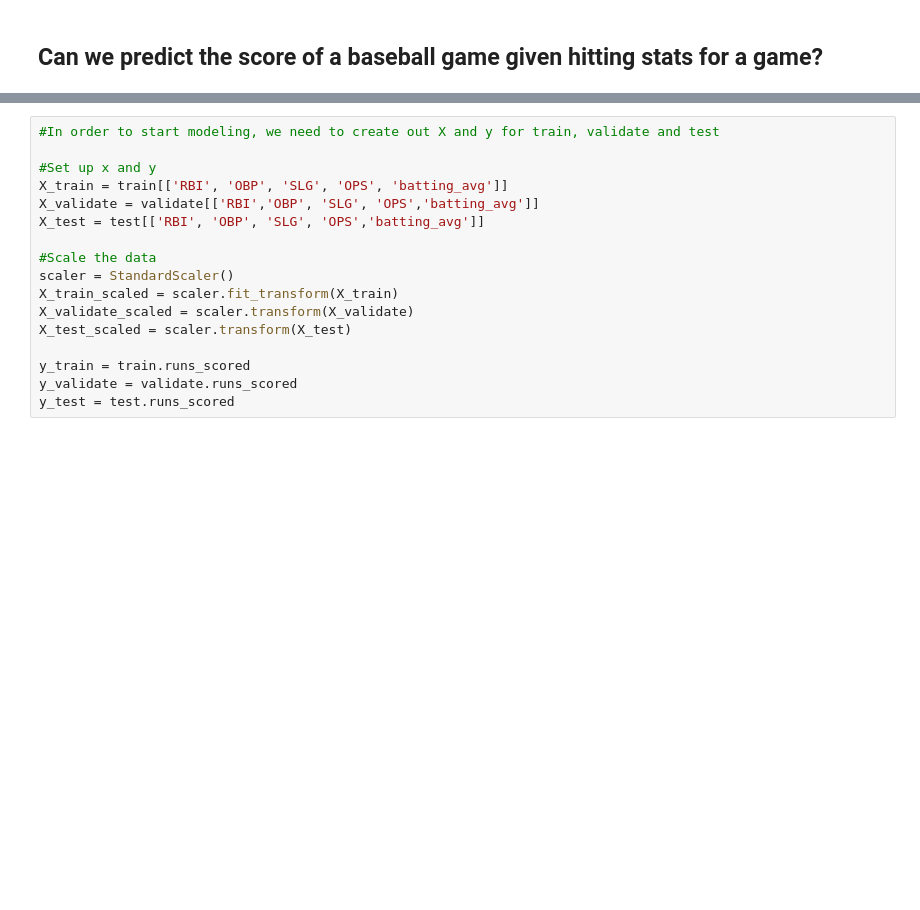
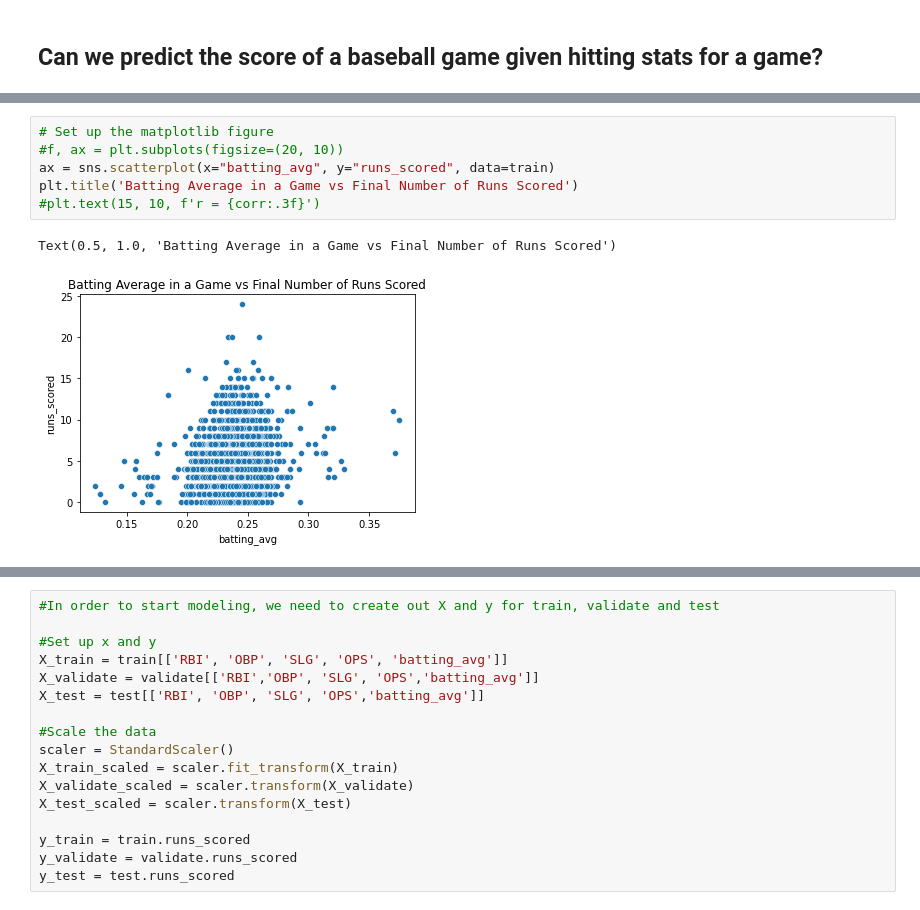
Before and after one commit to veronica-f-reyes/individual-project, a Jupyter notebook: initial_notebook.ipynb, the cells around one changed output, grey strips where cells are left out. Cells and saved outputs as stored; diff of their text form; blank space fills up the shorter version.

```diff
--- a/initial_notebook.ipynb
+++ b/initial_notebook.ipynb
@@ -1272,0 +1370,9 @@ Given what we know thus far, we will create a linear regression models to try an
+# %%
+# Set up the matplotlib figure
+#f, ax = plt.subplots(figsize=(20, 10))
+ax = sns.scatterplot(x="batting_avg", y="runs_scored", data=train)
+plt.title('Batting Average in a Game vs Final Number of Runs Scored')
+#plt.text(15, 10, f'r = {corr:.3f}')
+# %% [output]
+Text(0.5, 1.0, 'Batting Average in a Game vs Final Number of Runs Scored')
+[figure, added]
```
Also changed, not shown: parts of 26 cells of this notebook.
